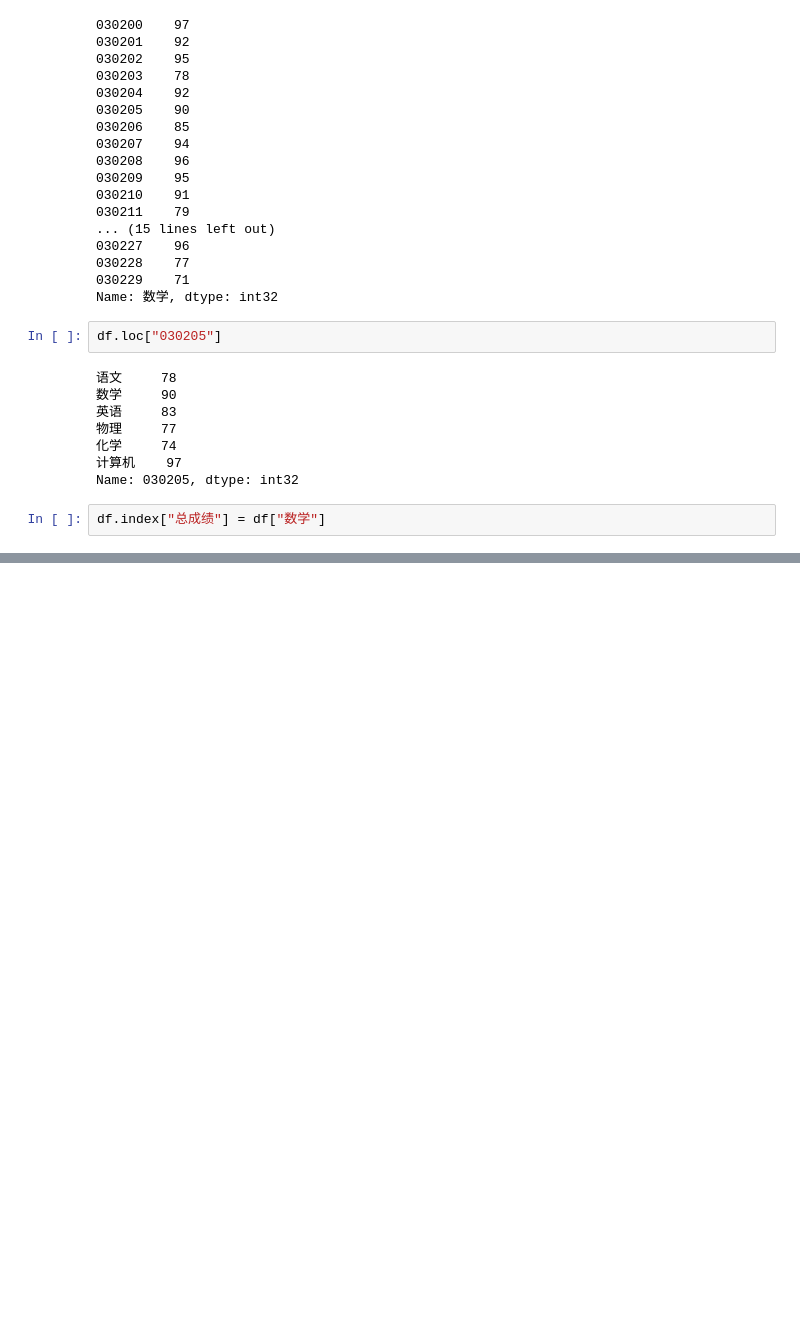
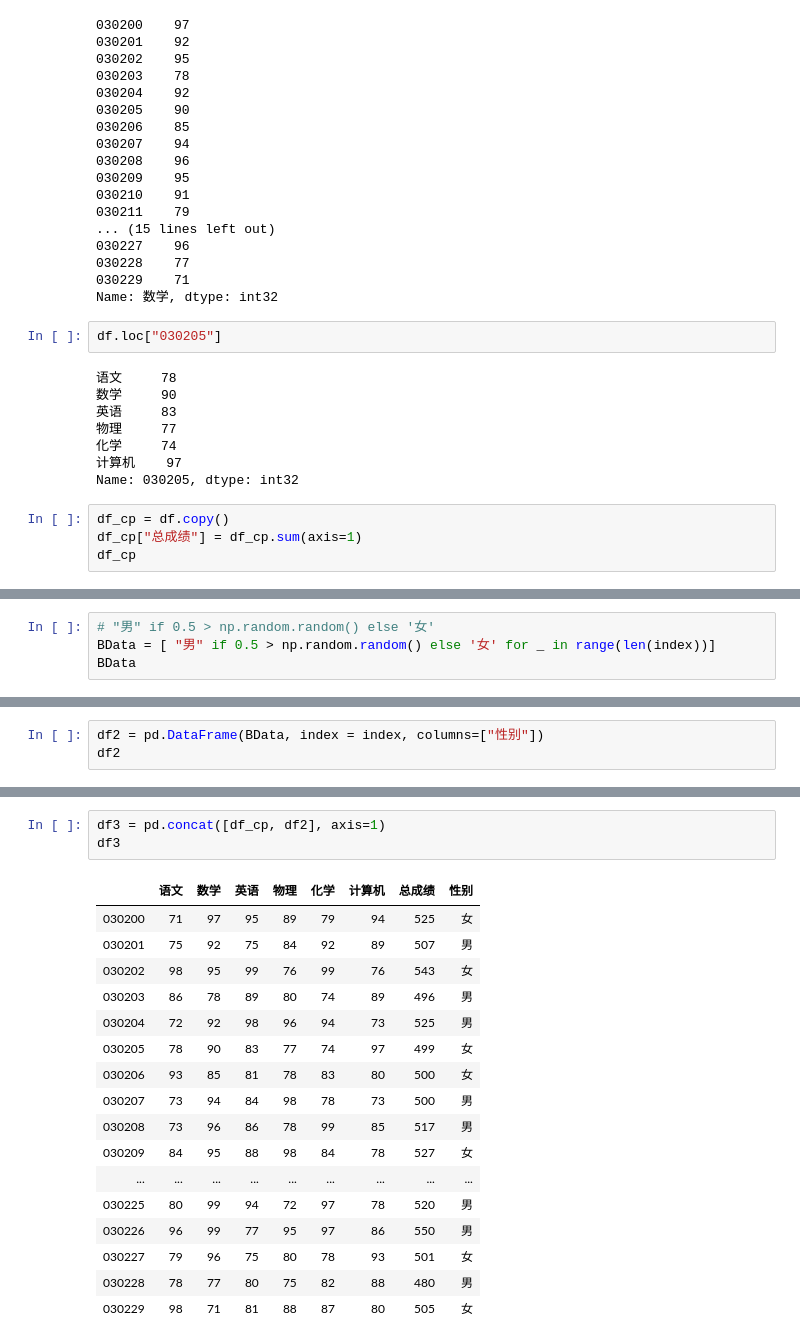
Before and after one commit to raydrawc/python, a Jupyter notebook: src/pandas/pandas_hw.ipynb, the cells around one changed output, grey strips where cells are left out. Cells and saved outputs as stored; diff of their text form; blank space fills up the shorter version.

```diff
--- a/src/pandas/pandas_hw.ipynb
+++ b/src/pandas/pandas_hw.ipynb
@@ -123,5 +123,7 @@ df.loc["030205"]
 化学     74
 计算机    97
 Name: 030205, dtype: int32
-# %%
-df.index["总成绩"] = df["数学"]
+# %%
+df_cp = df.copy()
+df_cp["总成绩"] = df_cp.sum(axis=1)
+df_cp
@@ -127,0 +163,4 @@ df.index["总成绩"] = df["数学"]
+# %%
+# "男" if 0.5 > np.random.random() else '女'
+BData = [ "男" if 0.5 > np.random.random() else '女' for _ in range(len(index))]
+BData
@@ -127,0 +185,3 @@ df.index["总成绩"] = df["数学"]
+# %%
+df2 = pd.DataFrame(BData, index = index, columns=["性别"])
+df2
@@ -127,0 +206,21 @@ df.index["总成绩"] = df["数学"]
+# %%
+df3 = pd.concat([df_cp, df2], axis=1)
+df3
+# %% [output]
+|  | 语文 | 数学 | 英语 | 物理 | 化学 | 计算机 | 总成绩 | 性别 |
+| 030200 | 71 | 97 | 95 | 89 | 79 | 94 | 525 | 女 |
+| 030201 | 75 | 92 | 75 | 84 | 92 | 89 | 507 | 男 |
+| 030202 | 98 | 95 | 99 | 76 | 99 | 76 | 543 | 女 |
+| 030203 | 86 | 78 | 89 | 80 | 74 | 89 | 496 | 男 |
+| 030204 | 72 | 92 | 98 | 96 | 94 | 73 | 525 | 男 |
+| 030205 | 78 | 90 | 83 | 77 | 74 | 97 | 499 | 女 |
+| 030206 | 93 | 85 | 81 | 78 | 83 | 80 | 500 | 女 |
+| 030207 | 73 | 94 | 84 | 98 | 78 | 73 | 500 | 男 |
+| 030208 | 73 | 96 | 86 | 78 | 99 | 85 | 517 | 男 |
+| 030209 | 84 | 95 | 88 | 98 | 84 | 78 | 527 | 女 |
+| ... | ... | ... | ... | ... | ... | ... | ... | ... |
+| 030225 | 80 | 99 | 94 | 72 | 97 | 78 | 520 | 男 |
+| 030226 | 96 | 99 | 77 | 95 | 97 | 86 | 550 | 男 |
+| 030227 | 79 | 96 | 75 | 80 | 78 | 93 | 501 | 女 |
+| 030228 | 78 | 77 | 80 | 75 | 82 | 88 | 480 | 男 |
+| 030229 | 98 | 71 | 81 | 88 | 87 | 80 | 505 | 女 |
```
Also changed, not shown: parts of 9 cells of this notebook, 1 other file.
